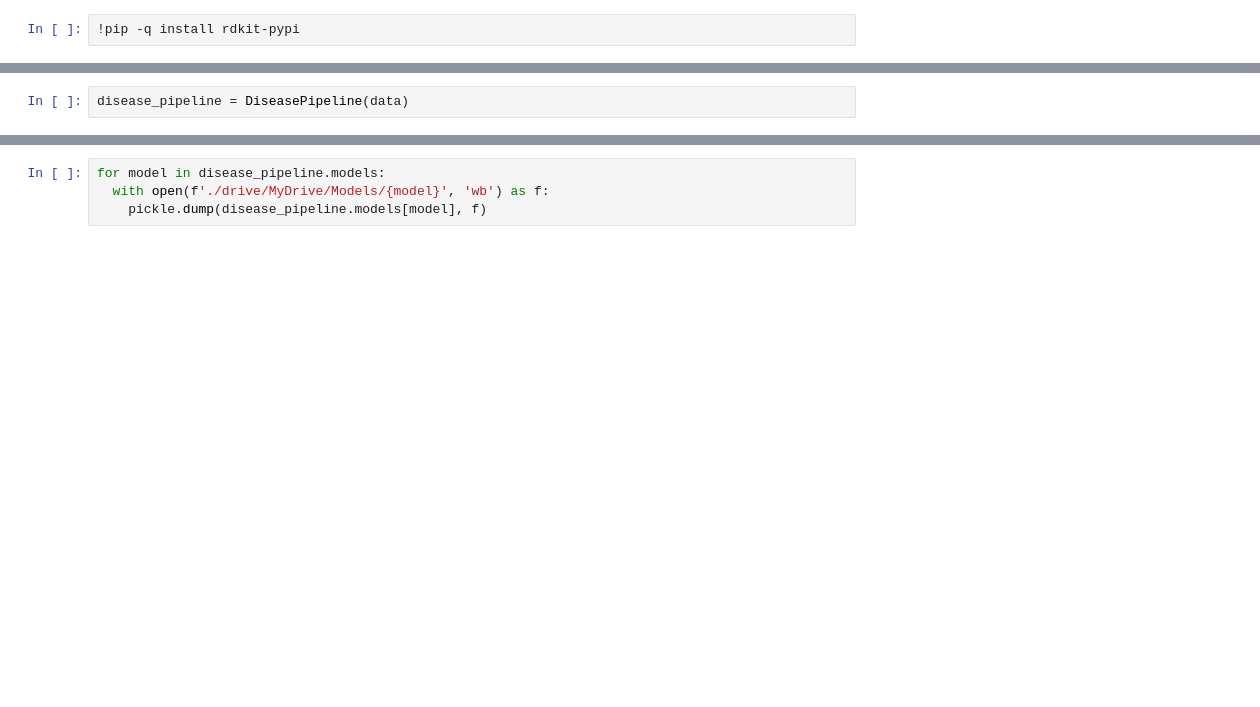
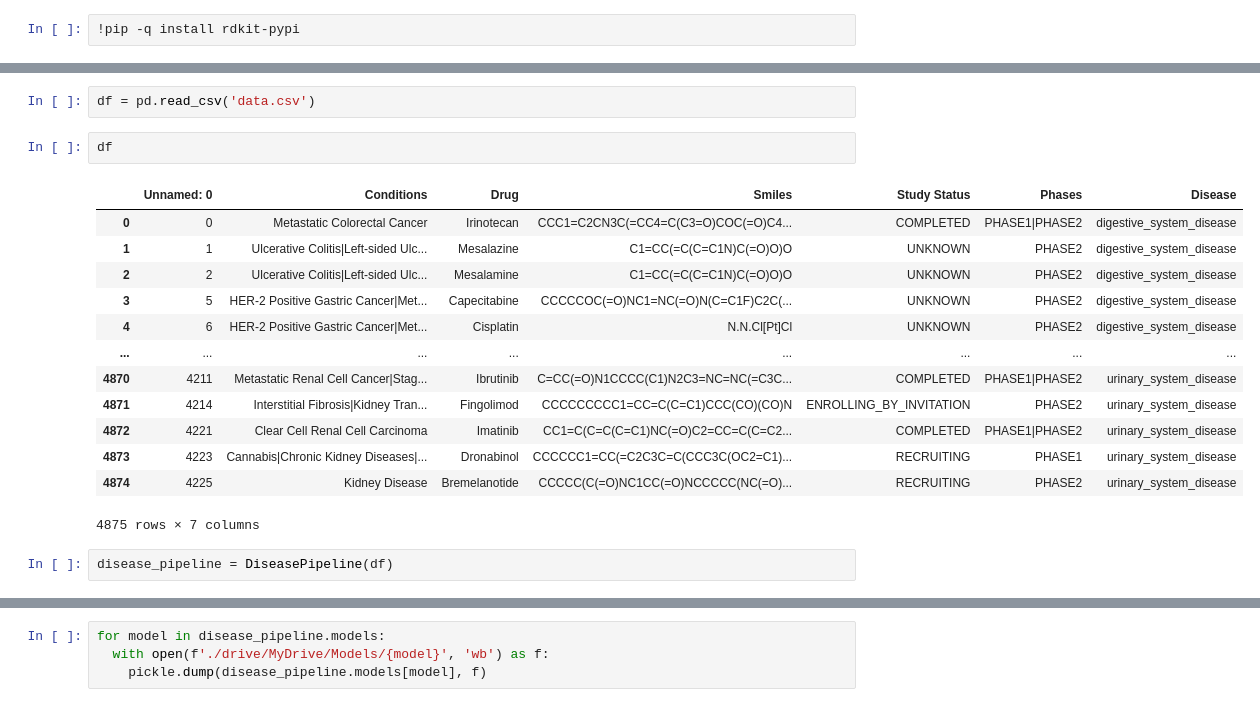
Before and after one commit to lockiultra/SCAMT, a Jupyter notebook: MPNN.ipynb, the cells around one changed output, grey strips where cells are left out. Drawn from its saved outputs; the diff is of its cells as text; blank space fills up the shorter version.

```diff
--- a/MPNN.ipynb
+++ b/MPNN.ipynb
@@ -343,8 +324,26 @@ class DiseasePipeline:
           tf.ragged.constant(bond_features_list, dtype=tf.float32),
           tf.ragged.constant(pair_indices_list, dtype=tf.int64),
       )
+# %%
+df = pd.read_csv('data.csv')
+# %%
+df
+# %% [output]
+|  | Unnamed: 0 | Conditions | Drug | Smiles | Study Status | Phases | Disease |
+| 0 | 0 | Metastatic Colorectal Cancer | Irinotecan | CCC1=C2CN3C(=CC4=C(C3=O)COC(=O)C4... | COMPLETED | PHASE1|PHASE2 | digestive_system_disease |
+| 1 | 1 | Ulcerative Colitis|Left-sided Ulc... | Mesalazine | C1=CC(=C(C=C1N)C(=O)O)O | UNKNOWN | PHASE2 | digestive_system_disease |
+| 2 | 2 | Ulcerative Colitis|Left-sided Ulc... | Mesalamine | C1=CC(=C(C=C1N)C(=O)O)O | UNKNOWN | PHASE2 | digestive_system_disease |
+| 3 | 5 | HER-2 Positive Gastric Cancer|Met... | Capecitabine | CCCCCOC(=O)NC1=NC(=O)N(C=C1F)C2C(... | UNKNOWN | PHASE2 | digestive_system_disease |
+| 4 | 6 | HER-2 Positive Gastric Cancer|Met... | Cisplatin | N.N.Cl[Pt]Cl | UNKNOWN | PHASE2 | digestive_system_disease |
+| ... | ... | ... | ... | ... | ... | ... | ... |
+| 4870 | 4211 | Metastatic Renal Cell Cancer|Stag... | Ibrutinib | C=CC(=O)N1CCCC(C1)N2C3=NC=NC(=C3C... | COMPLETED | PHASE1|PHASE2 | urinary_system_disease |
+| 4871 | 4214 | Interstitial Fibrosis|Kidney Tran... | Fingolimod | CCCCCCCCC1=CC=C(C=C1)CCC(CO)(CO)N | ENROLLING_BY_INVITATION | PHASE2 | urinary_system_disease |
+| 4872 | 4221 | Clear Cell Renal Cell Carcinoma | Imatinib | CC1=C(C=C(C=C1)NC(=O)C2=CC=C(C=C2... | COMPLETED | PHASE1|PHASE2 | urinary_system_disease |
+| 4873 | 4223 | Cannabis|Chronic Kidney Diseases|... | Dronabinol | CCCCCC1=CC(=C2C3C=C(CCC3C(OC2=C1)... | RECRUITING | PHASE1 | urinary_system_disease |
+| 4874 | 4225 | Kidney Disease | Bremelanotide | CCCCC(C(=O)NC1CC(=O)NCCCCC(NC(=O)... | RECRUITING | PHASE2 | urinary_system_disease |
+4875 rows × 7 columns
 # %%
-disease_pipeline = DiseasePipeline(data)
+disease_pipeline = DiseasePipeline(df)
 # %%
 disease_pipeline.train()
 # %% [output]
```
Also changed, not shown: parts of 10 cells of this notebook.
